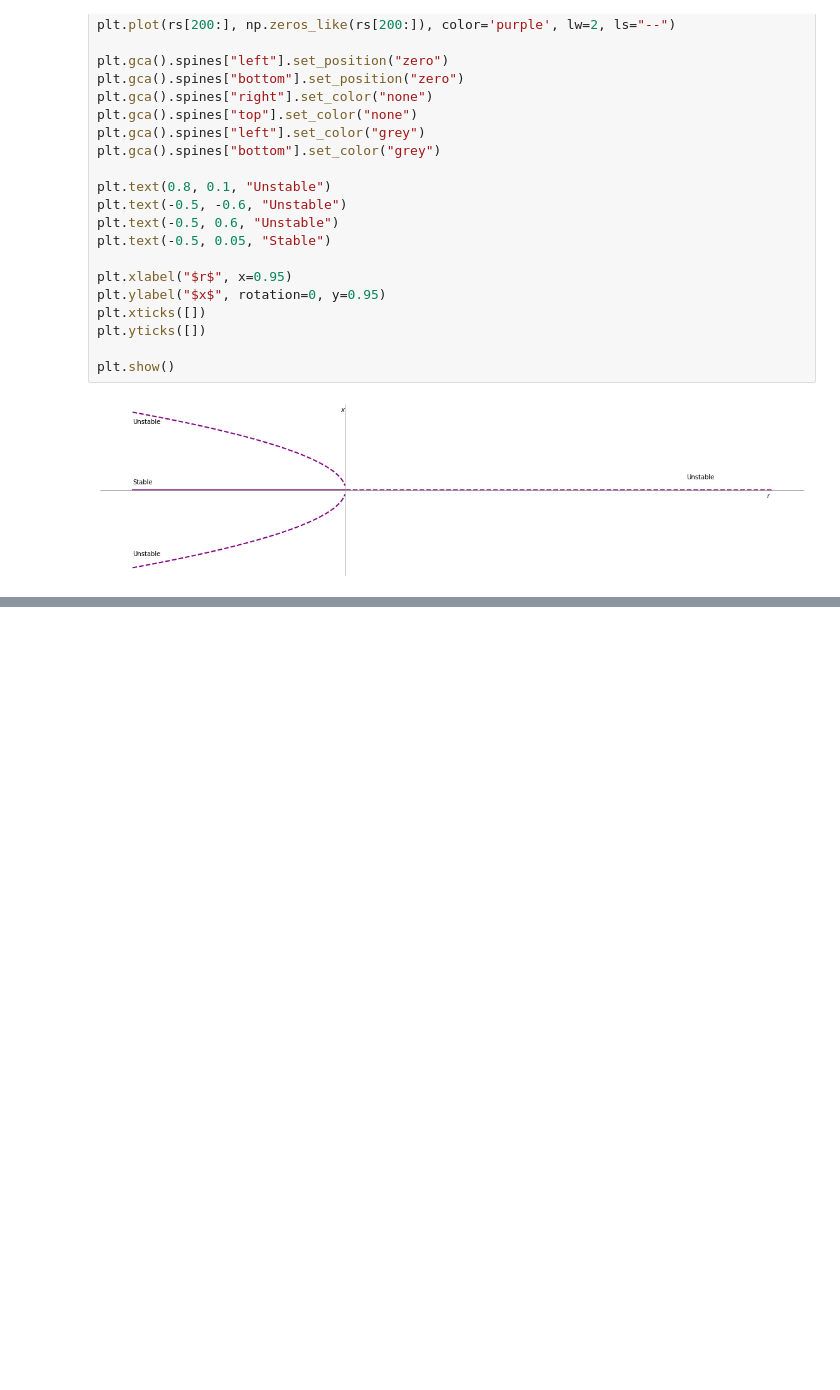
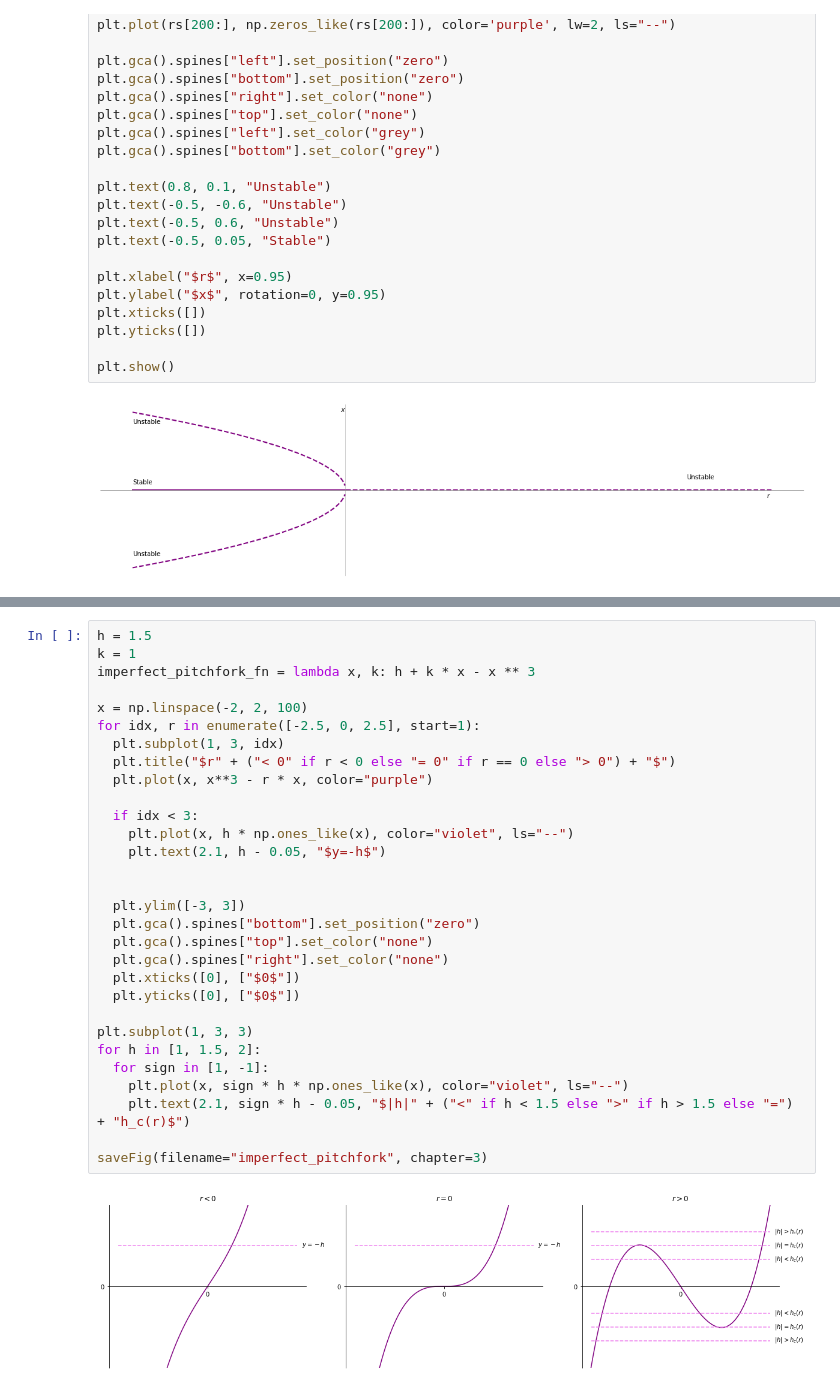
Before and after one commit to NRoboto/book-nonlinear-dynamics-chaos, a Jupyter notebook: 3-bifurcations.ipynb, the cells around one changed output, grey strips where cells are left out. Saved outputs shown, nothing was run; the diff lists cells and outputs as text; blank space fills up the shorter version.

Commit message:
Move rest of chapter 3, add more notes

```diff
--- a/3-bifurcations.ipynb
+++ b/3-bifurcations.ipynb
@@ -368,0 +424,32 @@ $$
+# %%
+h = 1.5
+k = 1
+imperfect_pitchfork_fn = lambda x, k: h + k * x - x ** 3
+
+x = np.linspace(-2, 2, 100)
+for idx, r in enumerate([-2.5, 0, 2.5], start=1):
+  plt.subplot(1, 3, idx)
+  plt.title("$r" + ("< 0" if r < 0 else "= 0" if r == 0 else "> 0") + "$")
+  plt.plot(x, x**3 - r * x, color="purple")
+
+  if idx < 3:
+    plt.plot(x, h * np.ones_like(x), color="violet", ls="--")
+    plt.text(2.1, h - 0.05, "$y=-h$")
+
+
+  plt.ylim([-3, 3])
+  plt.gca().spines["bottom"].set_position("zero")
+  plt.gca().spines["top"].set_color("none")
+  plt.gca().spines["right"].set_color("none")
+  plt.xticks([0], ["$0$"])
+  plt.yticks([0], ["$0$"])
+
+plt.subplot(1, 3, 3)
+for h in [1, 1.5, 2]:
+  for sign in [1, -1]:
+    plt.plot(x, sign * h * np.ones_like(x), color="violet", ls="--")
+    plt.text(2.1, sign * h - 0.05, "$|h|" + ("<" if h < 1.5 else ">" if h > 1.5 else "=") + "h_c(r)$")
+
+saveFig(filename="imperfect_pitchfork", chapter=3)
+# %% [output]
+[figure, added]
```
Also changed, not shown: parts of 8 cells of this notebook, 1 other file.
